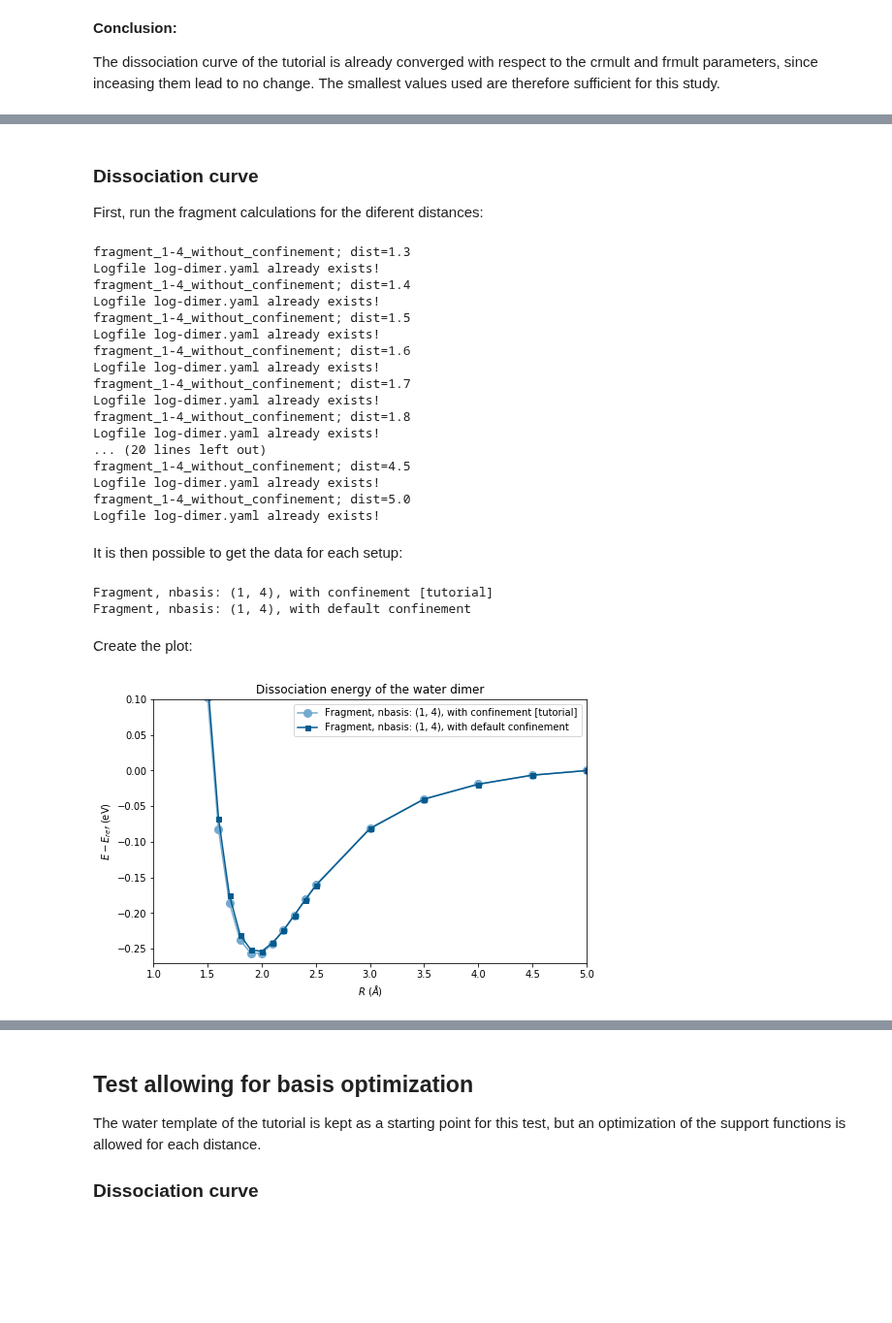
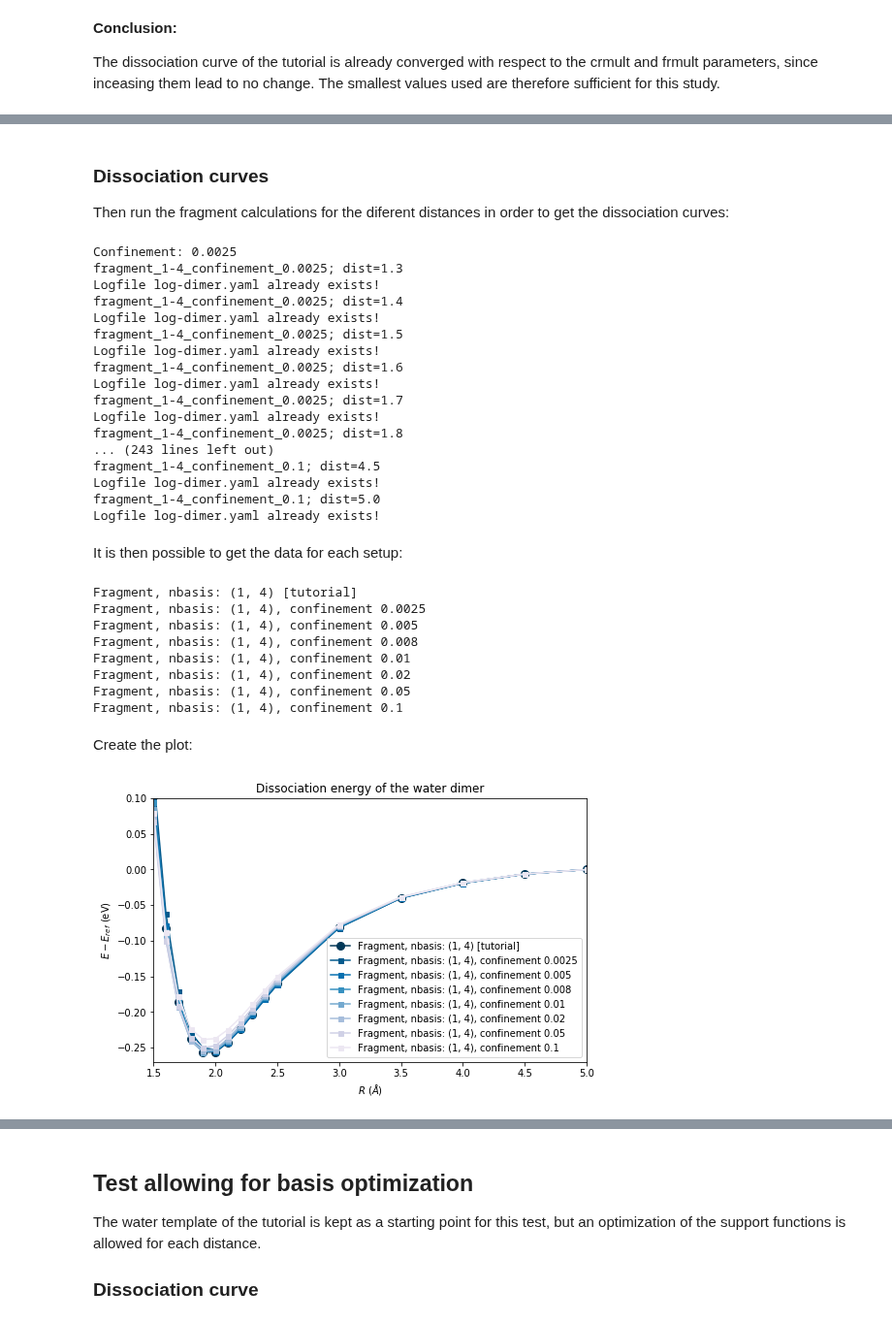
Before and after one commit to luigigenovese/BigDFT-nb, a Jupyter notebook: CDFT-H2O/H2O_dimer_tests.ipynb, the cells around one changed output, grey strips where cells are left out. Shown at 97% size. Drawn from its saved outputs; the diff is of its cells as text; code cells hidden in the pictures; blank space fills up the shorter version.

Commit message:
Tests of the confinement

```diff
--- a/CDFT-H2O/H2O_dimer_tests.ipynb
+++ b/CDFT-H2O/H2O_dimer_tests.ipynb
@@ -517,7 +517,7 @@ def find_data(setup_folder, legend):
     data['energies'] = [log.energy for log in data['logfiles']]
     # Shift the energies and convert them to eV
     ref = data['energies'][-1] #reference value at large distance
-    data['energies'] = [HatoeV * (e - ref) for e in data['energies']]
+    data['energies'] = np.array([HatoeV * (e - ref) for e in data['energies']])
 
     return data
 # %% [markdown]
@@ -700,7 +702,11 @@ The present section aims at studying the influence of the strength of this confi
 # Go to the templates folder
 os.chdir(templates_path)
 
-# Run the template of the H2O molecule
-template_yaml = h2o_yaml(confinement=[0.008, 0.008, 0.0])
-run_bigdft(template_yaml, h2o_xyz, prefix="h2o_without_confinement")
+# Prepare the templates
+confinements = [0.0025, 0.005, 0.008, 0.01, 0.02, 0.05, 0.1]
+
+# Run the templates of the H2O molecule
+for conf in confinements:
+    template_yaml = h2o_yaml(confinement=[conf, conf, 0.0])
+    run_bigdft(template_yaml, h2o_xyz, prefix='h2o_confinement_'+str(conf))
 # %% [output]
@@ -708,64 +720,71 @@ Logfile log-h2o_without_confinement.yaml already exists!
 # %% [markdown]
-### Dissociation curve
+### Dissociation curves
 
-First, run the fragment calculations for the diferent distances:
+Then run the fragment calculations for the diferent distances in order to get the dissociation curves:
 # %%
 # Go to the dimer folder
 os.chdir(dimer_path)
 
-# Define the input file
-yaml = dimer_yaml(confinement=[0.008, 0.008, 0.0], frag_name="h2o_without_confinement")
-
-# Run the first setup
-run_setup("fragment_1-4_without_confinement", dists, yaml,
-          dimer_xyz, templates_dir=templates_path)
+for conf in confinements:
+    print("Confinement: {}".format(conf))
+    # Define the input file
+    yaml = dimer_yaml(confinement=[conf, conf, 0.0], frag_name="h2o_confinement_"+str(conf))
+    # Run the first setup
+    run_setup("fragment_1-4_confinement_"+str(conf), dists, yaml,
+              dimer_xyz, templates_dir=templates_path)
 # %% [output]
-fragment_1-4_without_confinement; dist=1.3
+Confinement: 0.0025
+fragment_1-4_confinement_0.0025; dist=1.3
 Logfile log-dimer.yaml already exists!
-fragment_1-4_without_confinement; dist=1.4
+fragment_1-4_confinement_0.0025; dist=1.4
 Logfile log-dimer.yaml already exists!
-fragment_1-4_without_confinement; dist=1.5
+fragment_1-4_confinement_0.0025; dist=1.5
 Logfile log-dimer.yaml already exists!
-fragment_1-4_without_confinement; dist=1.6
+fragment_1-4_confinement_0.0025; dist=1.6
 Logfile log-dimer.yaml already exists!
-fragment_1-4_without_confinement; dist=1.7
+fragment_1-4_confinement_0.0025; dist=1.7
 Logfile log-dimer.yaml already exists!
-fragment_1-4_without_confinement; dist=1.8
+fragment_1-4_confinement_0.0025; dist=1.8
+... (243 lines left out)
+fragment_1-4_confinement_0.1; dist=4.5
 Logfile log-dimer.yaml already exists!
-... (20 lines left out)
-fragment_1-4_without_confinement; dist=4.5
+fragment_1-4_confinement_0.1; dist=5.0
 Logfile log-dimer.yaml already exists!
-fragment_1-4_without_confinement; dist=5.0
-Logfile log-dimer.yaml already exists!
 # %% [markdown]
 It is then possible to get the data for each setup:
 # %%
-setups = ["fragment_1-4", "fragment_1-4_without_confinement"]
-legends = ['Fragment, nbasis: (1, 4), with confinement [tutorial]', \
-           'Fragment, nbasis: (1, 4), with default confinement']
+setups = ["fragment_1-4"] + ["fragment_1-4_confinement_"+str(conf) for conf in confinements]
+legends = ['Fragment, nbasis: (1, 4) [tutorial]'] + \
+          ['Fragment, nbasis: (1, 4), confinement '+str(conf) for conf in confinements]
 curves = [find_data(setup, legends[i]) for i, setup in enumerate(setups)]
 # %% [output]
-Fragment, nbasis: (1, 4), with confinement [tutorial]
-Fragment, nbasis: (1, 4), with default confinement
+Fragment, nbasis: (1, 4) [tutorial]
+Fragment, nbasis: (1, 4), confinement 0.0025
+Fragment, nbasis: (1, 4), confinement 0.005
+Fragment, nbasis: (1, 4), confinement 0.008
+Fragment, nbasis: (1, 4), confinement 0.01
+Fragment, nbasis: (1, 4), confinement 0.02
+Fragment, nbasis: (1, 4), confinement 0.05
+Fragment, nbasis: (1, 4), confinement 0.1
 # %% [markdown]
 Create the plot:
 # %%
 # Lists of markers and colors (for matplotlib)
-colors = ['#74a9cf', '#045a8d']
-markers = ['o'] + ['s']
-size = [8] + [5]
+colors = ['#023858', '#045a8d', '#0570b0', '#3690c0', '#74a9cf', '#a6bddb', '#d0d1e6', '#ece7f2']
+markers = ['o'] + ['s']*len(confinements)
+size = [8] + [5]*len(confinements)
 
 # Plot with matplotlib
 plt.figure(figsize=(8,5))
 for i, data in enumerate(curves):
     plt.plot(data['distances'], data['energies'], marker=markers[i],
              ls='-', label=data['legend'], color=colors[i], ms=size[i])
-plt.ylim([-0.27, 0.1])
-plt.xlim([1.0, 5.0])
+plt.ylim([-0.27, 0.10])
+plt.xlim([1.5, 5.0])
 plt.xlabel('$R$ ($\AA$)')
 plt.ylabel('$E-E_{ref}$ (eV)')
 plt.title('Dissociation energy of the water dimer')
 plt.legend()
 plt.show()
 # %% [output]
-[figure, old version]
+[figure, new version]
```
Also changed, not shown: parts of 17 cells of this notebook, 1 other file.
